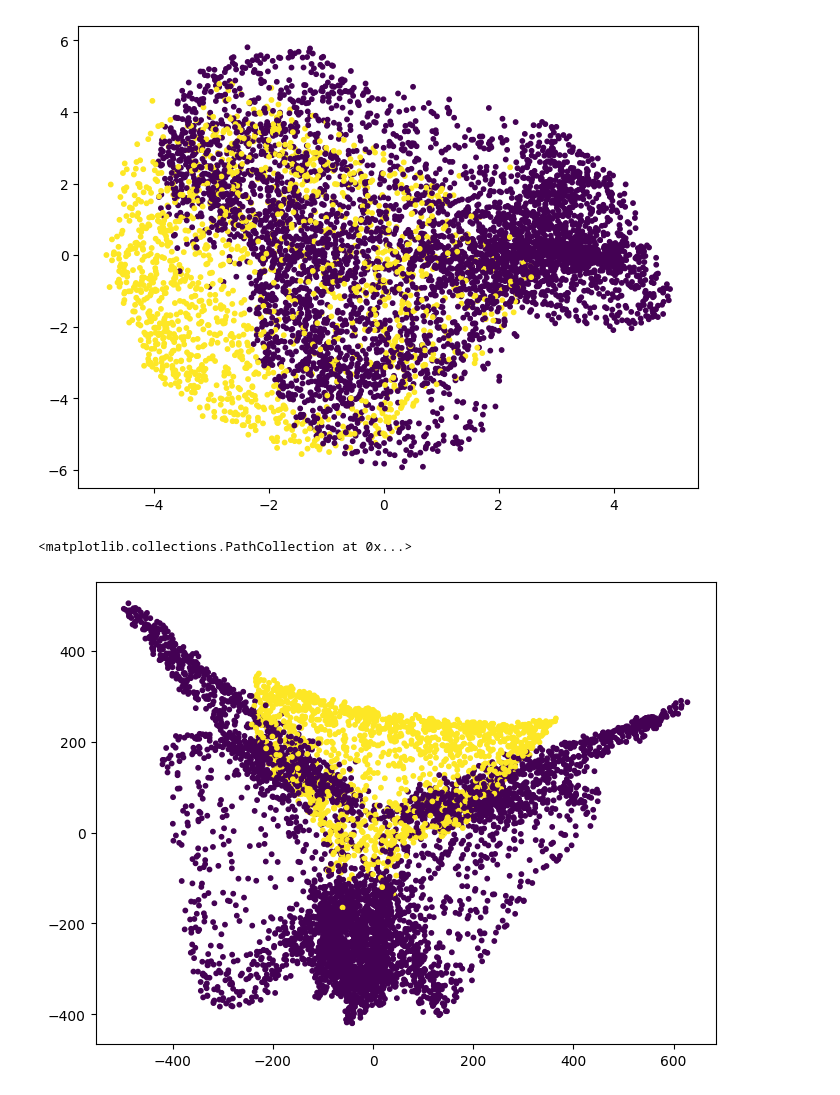
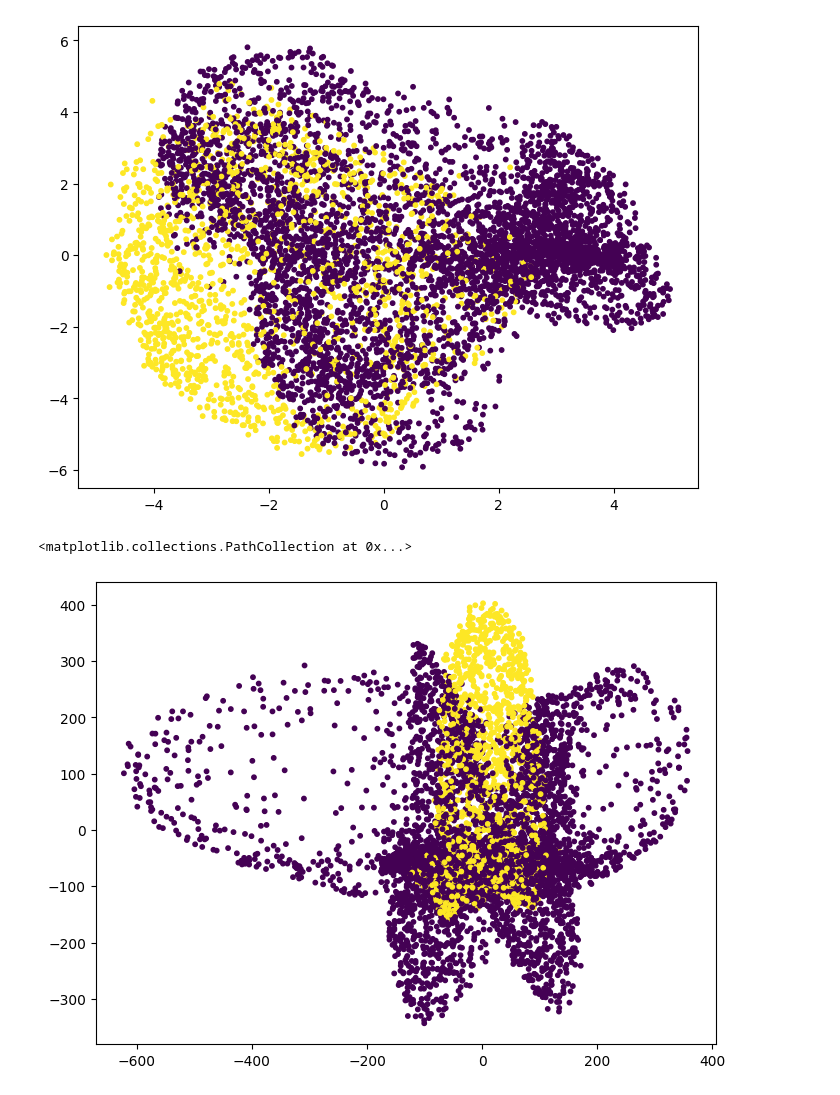
Before and after one commit to alequerenghi/unsupervised_learning, a Jupyter notebook: ex4.ipynb, the cells around one changed output. Saved outputs shown, nothing was run; the diff lists cells and outputs as text; code cells hidden in the pictures.

```diff
--- a/ex4.ipynb
+++ b/ex4.ipynb
@@ -27,10 +27,10 @@ plt.plot()
 []
 [figure]
 # %%
-kernel = KernelPCA('polynomial')
+kernel = KernelPCA('poly', degree=2)
 y = kernel.fit_transform(data)
 plt.figure(figsize=(8,6))
 plt.scatter(y[:,0],y[:,1],c=labels, s=10)
 # %% [output]
 <matplotlib.collections.PathCollection at 0x...>
-[figure, old version]
+[figure, new version]
```
Also changed, not shown: parts of 8 cells of this notebook.
